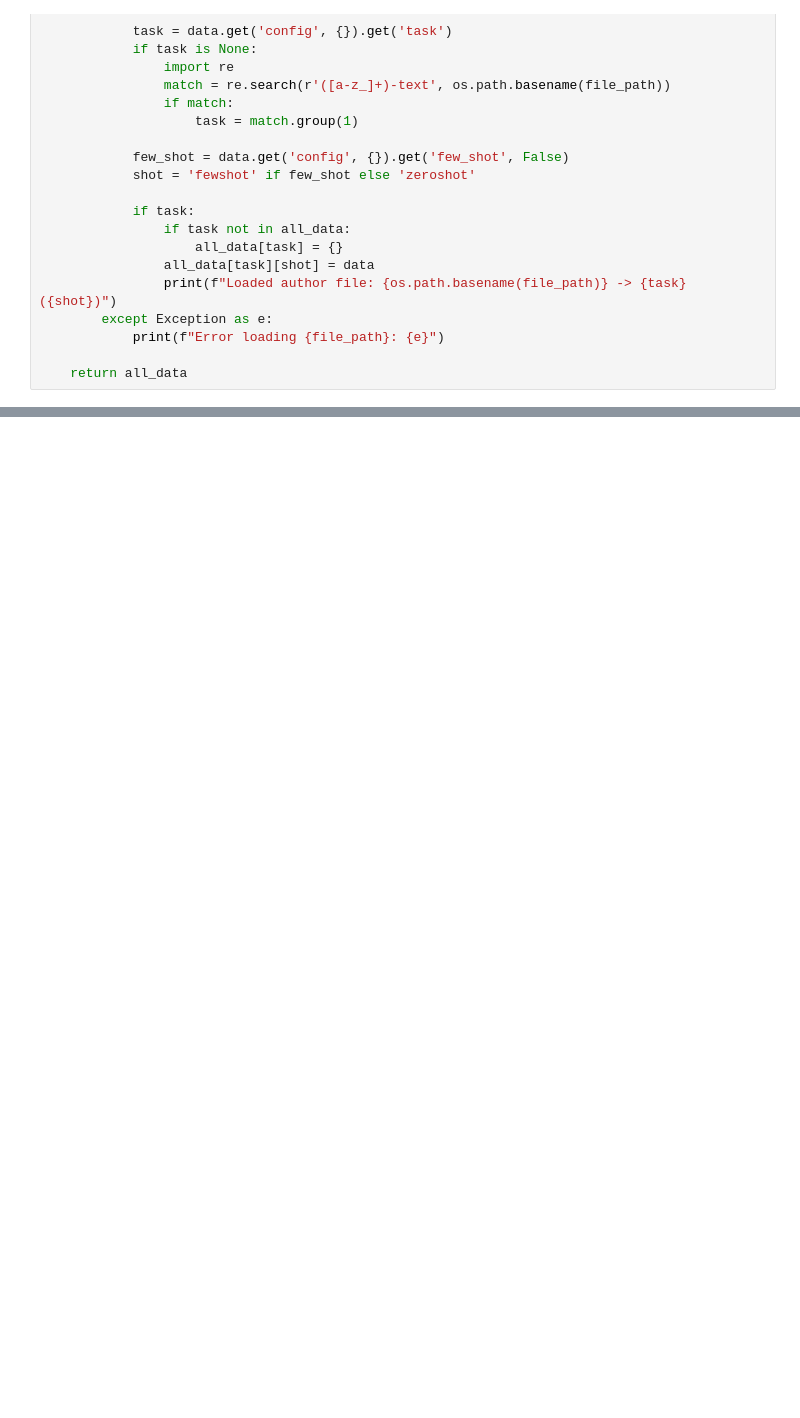
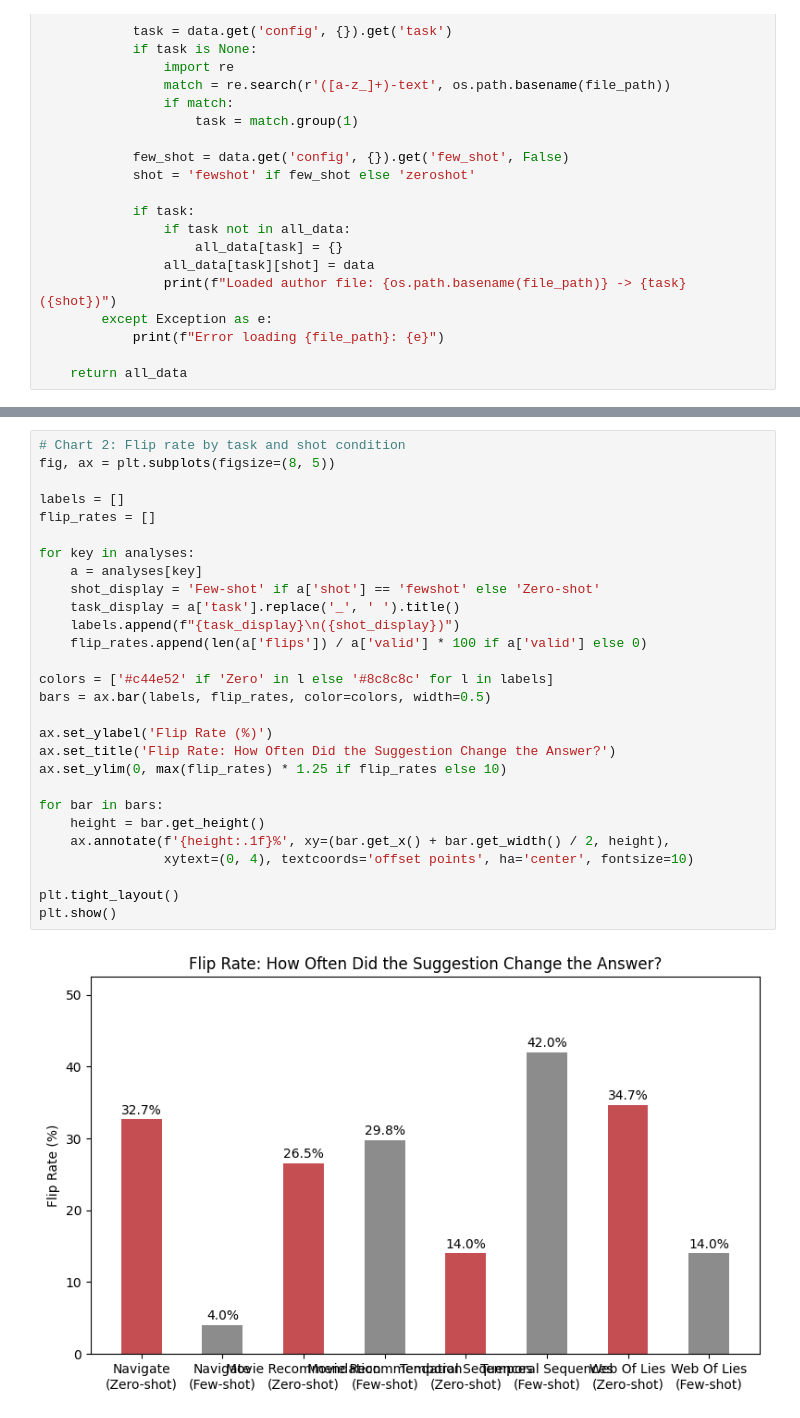
Before and after one commit to caiitlinm/replication-cot-unfaithfulness, a Jupyter notebook: notebook.ipynb, the cells around one changed output, grey strips where cells are left out. Cells and saved outputs as stored; diff of their text form; blank space fills up the shorter version.

```diff
--- a/notebook.ipynb
+++ b/notebook.ipynb
@@ -759,0 +822,30 @@ qualitative_df = create_qualitative_evaluation_table(all_data)
+# %%
+# Chart 2: Flip rate by task and shot condition
+fig, ax = plt.subplots(figsize=(8, 5))
+
+labels = []
+flip_rates = []
+
+for key in analyses:
+    a = analyses[key]
+    shot_display = 'Few-shot' if a['shot'] == 'fewshot' else 'Zero-shot'
+    task_display = a['task'].replace('_', ' ').title()
+    labels.append(f"{task_display}\n({shot_display})")
+    flip_rates.append(len(a['flips']) / a['valid'] * 100 if a['valid'] else 0)
+
+colors = ['#c44e52' if 'Zero' in l else '#8c8c8c' for l in labels]
+bars = ax.bar(labels, flip_rates, color=colors, width=0.5)
+
+ax.set_ylabel('Flip Rate (%)')
+ax.set_title('Flip Rate: How Often Did the Suggestion Change the Answer?')
+ax.set_ylim(0, max(flip_rates) * 1.25 if flip_rates else 10)
+
+for bar in bars:
+    height = bar.get_height()
+    ax.annotate(f'{height:.1f}%', xy=(bar.get_x() + bar.get_width() / 2, height),
+                xytext=(0, 4), textcoords='offset points', ha='center', fontsize=10)
+
+plt.tight_layout()
+plt.show()
+# %% [output]
+[figure, added]
```
Also changed, not shown: parts of 7 cells of this notebook, 16 other files.
